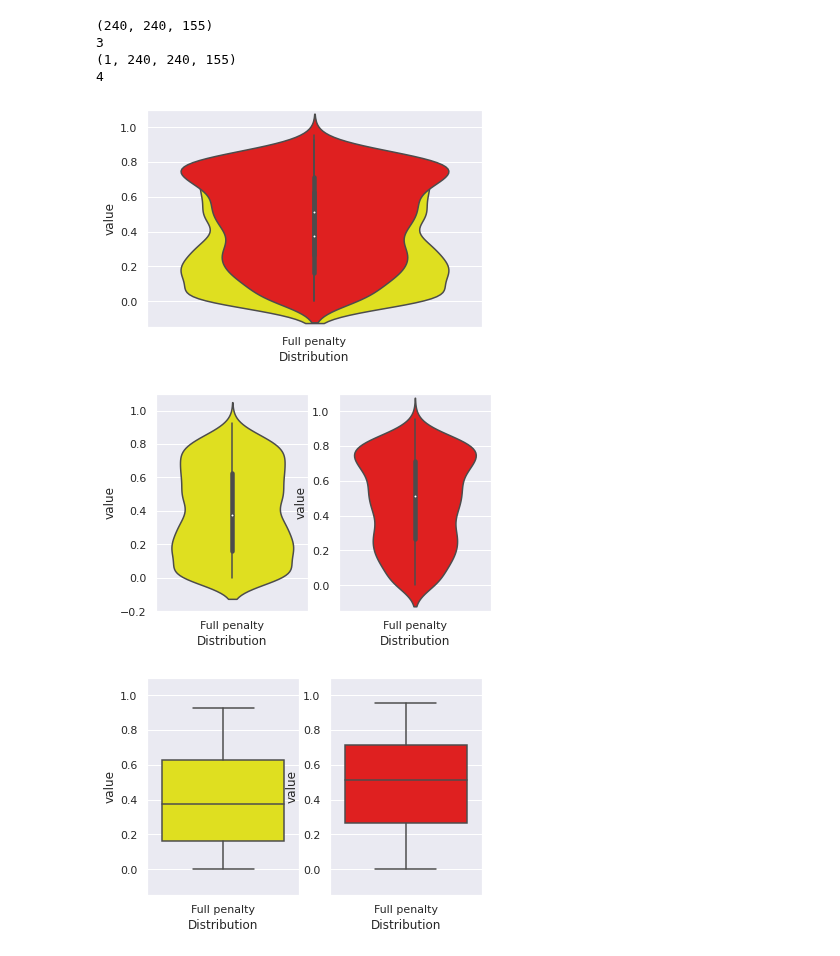
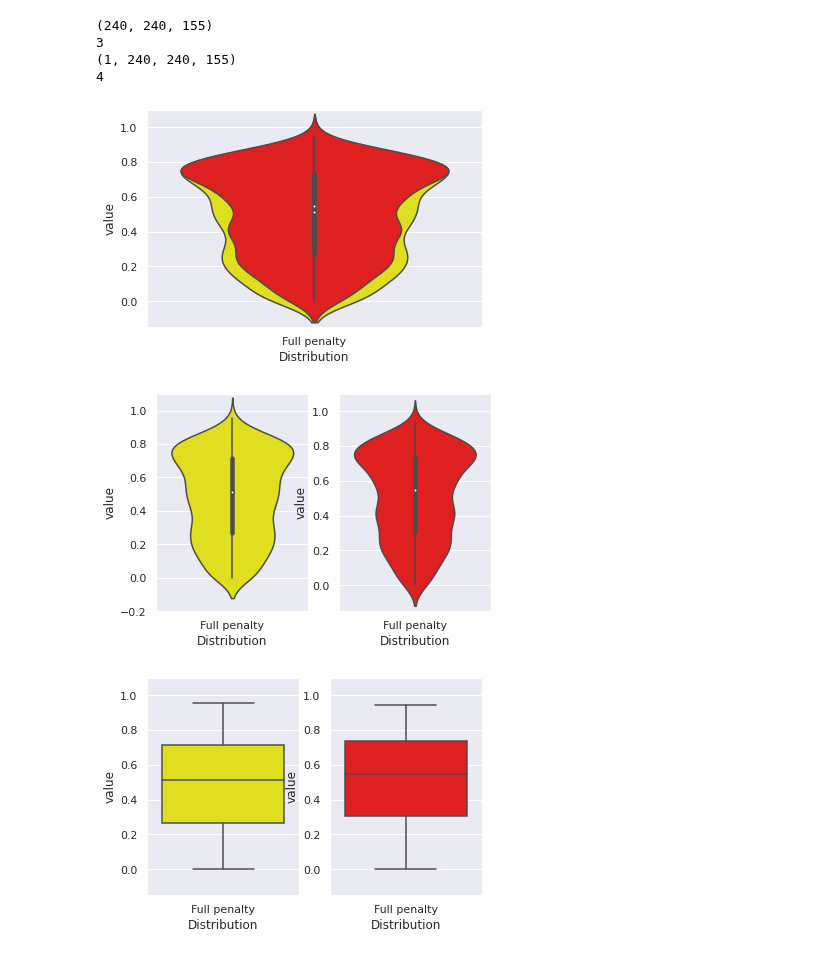
Before and after one commit to Jmckone1/unet, a Jupyter notebook: Post_Orth_Penalty_Outputs.ipynb, the cells around one changed output. Drawn from its saved outputs; the diff is of its cells as text; code cells hidden in the pictures.

```diff
--- a/Post_Orth_Penalty_Outputs.ipynb
+++ b/Post_Orth_Penalty_Outputs.ipynb
@@ -887,12 +887,14 @@ sns.set_theme()
 import pandas as pd
 
 
-input_val = ["Checkpoints_RANO/Unet_H16_M13_O0_cosine_orth_v2_main_half_v2/Validation_Jaccard/epoch_50validation_jaccard_index.csv",
-             "Checkpoints_RANO/Unet_H16_M14_CO1_R3_main_data_input_4/Validation_Jaccard/epoch_49validation_jaccard_index.csv"]
+# input_val = ["Checkpoints_RANO/Unet_H16_M13_O0_cosine_orth_v2_main_half_v2/Validation_Jaccard/epoch_50validation_jaccard_index.csv",
+#              "Checkpoints_RANO/Unet_H16_M14_CO1_R3_main_data_input_4/Validation_Jaccard/epoch_49validation_jaccard_index.csv"]
 
+# input_val = ["Checkpoints_RANO/Unet_H16_M14_CO0_R3_main_data_input_4/Validation_Jaccard/epoch_8validation_jaccard_index.csv",
+#              "Checkpoints_RANO/Unet_H16_M14_CO1_R3_main_data_input_4/Validation_Jaccard/epoch_8validation_jaccard_index.csv"]
 
-# input_val = ["Checkpoints_RANO/Unet_H16_M14_CO1_R3_main_data_input_4/Validation_Jaccard/epoch_49validation_jaccard_index.csv",
-#              "Checkpoints_RANO/Unet_H16_M14_CO100_R3_main_data_input_4/Validation_Jaccard/epoch_49validation_jaccard_index.csv"]
+input_val = ["Checkpoints_RANO/Unet_H16_M14_CO1_R3_main_data_input_4/Validation_Jaccard/epoch_49validation_jaccard_index.csv",
+             "Checkpoints_RANO/Unet_H16_M14_CO100_R3_main_data_input_4/Validation_Jaccard/epoch_49validation_jaccard_index.csv"]
 
 colour = ["yellow", "red"]
 
@@ -936,33 +938,33 @@ Validation_Jaccard_Nan_Penal2 = np.append(Validation_Jaccard_Nan_Penal2, Validat
 val3 = pd.DataFrame(data=Validation_Jaccard_Nan_Penal2, columns=range(1)).assign(Distribution="Full penalty")
 net_2 = pd.melt(val3, id_vars=['Distribution'])
 g = sns.violinplot(x="Distribution", y="value", data=net_2, color=colour[1])  # RUN PLOT
 g.set(ylim=(-0.15, 1.1))
 
 plt.show()
 
 ########################
 fig, axs = plt.subplots(1,2)
 
 Validation_Jaccard_Penal2 ,Validation_Jaccard_Nan_Penal2 = [],[]
 
 Validation_Jaccard_Penal2 = np.genfromtxt(input_val[0],delimiter=',')
 Validation_Jaccard_Nan_Penal2 = np.append(Validation_Jaccard_Nan_Penal2, Validation_Jaccard_Penal2[np.logical_not(np.isnan(Validation_Jaccard_Penal2))])
 val3 = pd.DataFrame(data=Validation_Jaccard_Nan_Penal2, columns=range(1)).assign(Distribution="Full penalty")
 net_2 = pd.melt(val3, id_vars=['Distribution'])
 h = sns.boxplot(ax=axs[0],x="Distribution", y="value", data=net_2, color=colour[0])  # RUN PLOT
 h.set(ylim=(-0.15, 1.1))
 
 Validation_Jaccard_Penal2 ,Validation_Jaccard_Nan_Penal2 = [],[]
 
 Validation_Jaccard_Penal2 = np.genfromtxt(input_val[1],delimiter=',')
 Validation_Jaccard_Nan_Penal2 = np.append(Validation_Jaccard_Nan_Penal2, Validation_Jaccard_Penal2[np.logical_not(np.isnan(Validation_Jaccard_Penal2))])
 val3 = pd.DataFrame(data=Validation_Jaccard_Nan_Penal2, columns=range(1)).assign(Distribution="Full penalty")
 net_2 = pd.melt(val3, id_vars=['Distribution'])
 g = sns.boxplot(ax=axs[1],x="Distribution", y="value", data=net_2, color=colour[1])  # RUN PLOT
 g.set(ylim=(-0.15, 1.1))
 
 plt.show()
 # %% [output]
-[figure, old version]
+[figure, new version]
-[figure, old version]
+[figure, new version]
-[figure, old version]
+[figure, new version]
```
Also changed, not shown: 6 other files.
